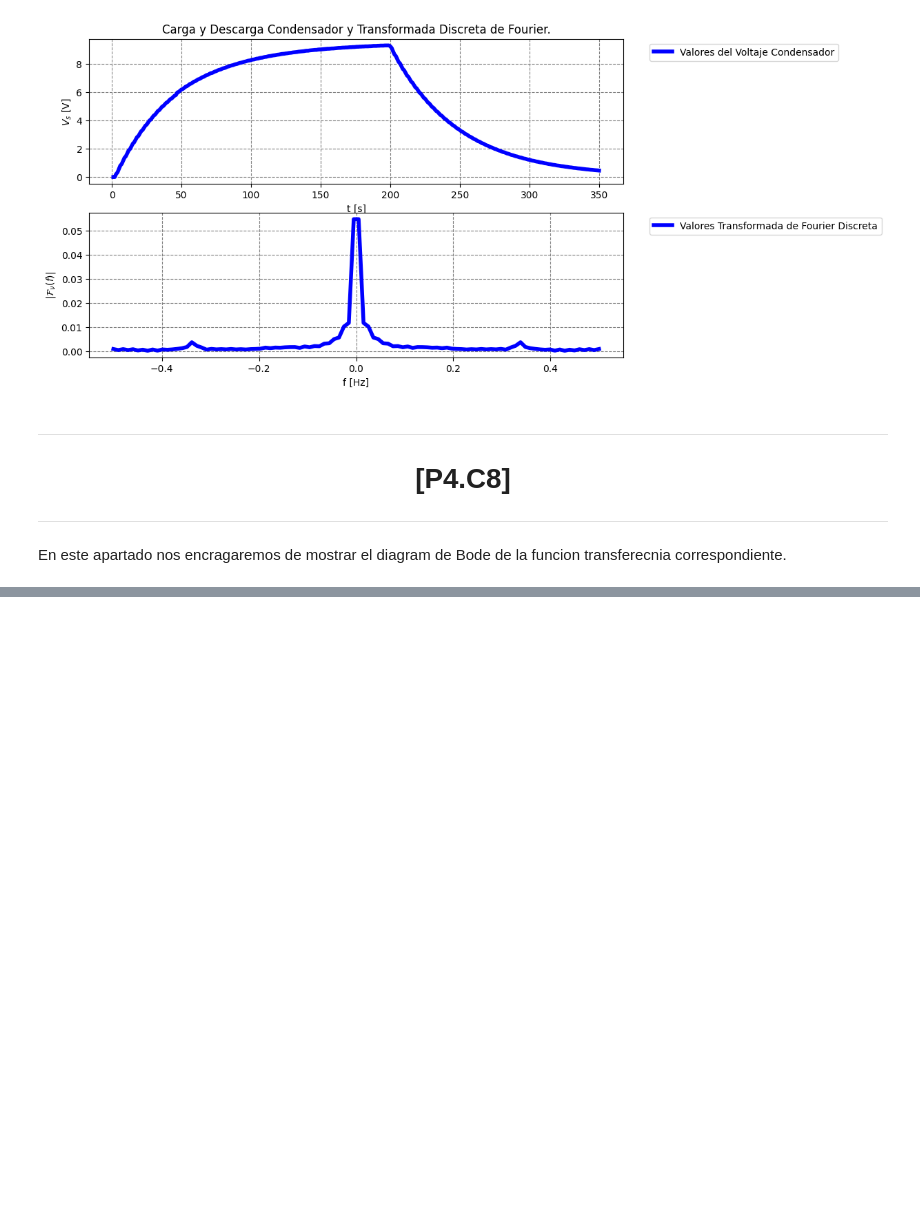
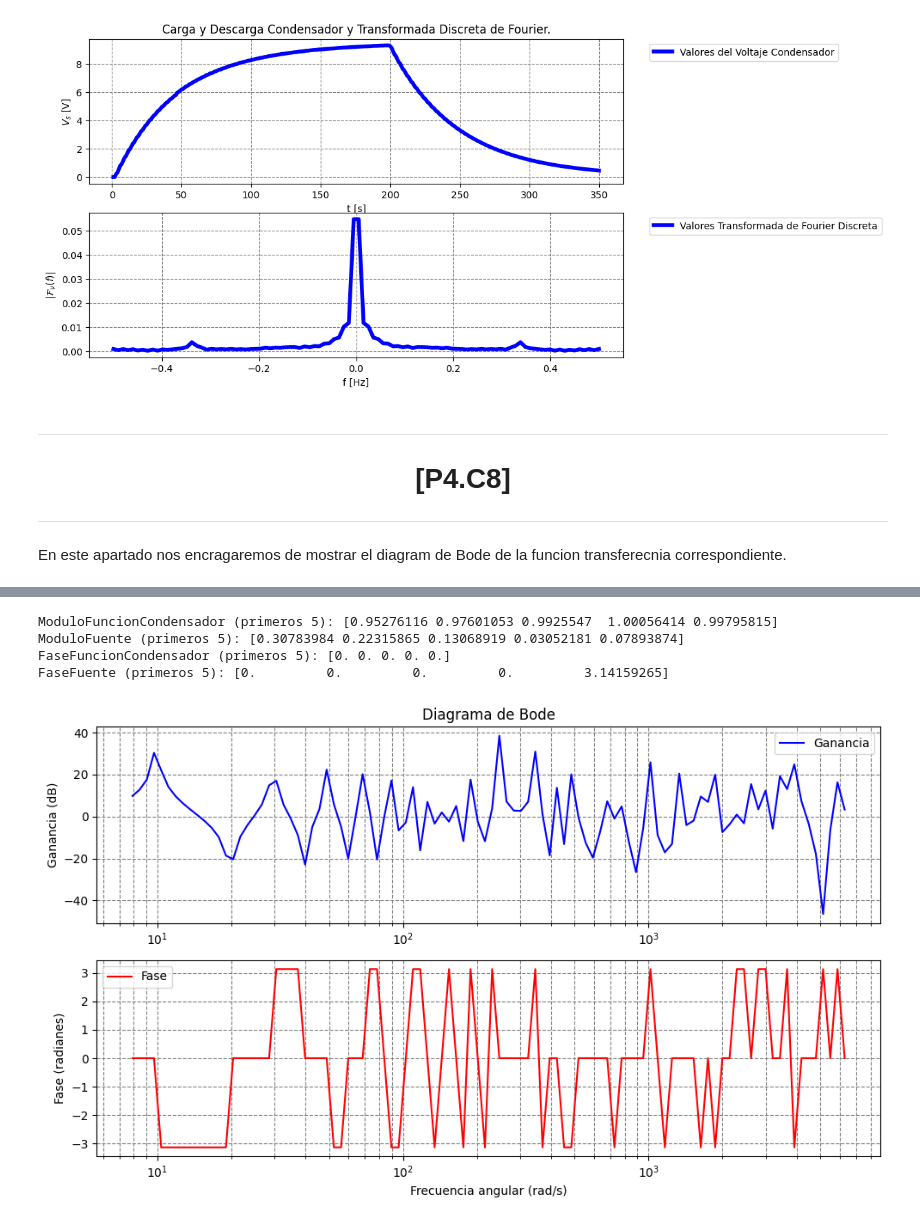
Before and after one commit to WetZap/Practicas-Circuitos, a Jupyter notebook: Practicas/Sesion 5/QuintaSesion.ipynb, the cells around one changed output, grey strips where cells are left out. Drawn from its saved outputs; the diff is of its cells as text; code cells hidden in the pictures; blank space fills up the shorter version.

```diff
--- a/Practicas/Sesion 5/QuintaSesion.ipynb
+++ b/Practicas/Sesion 5/QuintaSesion.ipynb
@@ -655,0 +662,55 @@ plt.show()
+# %%
+Ganancia = []
+Fase = []
+FrecuenciaAngu = []
+FrecuenciaAnguModulo = []
+FrecuenciaAngularPlotear =[]
+
+# Variables simuladas para los datos. Reemplazar con las reales de tu notebook.
+frec = np.logspace(0.1, 3, num=100)  # Frecuencia en Hz
+ModuloFuncionCondensador = np.abs(np.sin(frec)) + 1e-3  # Módulo ficticio de la salida
+ModuloFuente = np.abs(np.cos(frec)) + 1e-3  # Módulo ficticio de la entrada
+FaseFuncionCondensador = np.angle(np.sin(frec))  # Fase ficticia de la salida
+FaseFuente = np.angle(np.cos(frec))  # Fase ficticia de la entrada
+
+# Validación de los valores
+print("ModuloFuncionCondensador (primeros 5):", ModuloFuncionCondensador[:5])
+print("ModuloFuente (primeros 5):", ModuloFuente[:5])
+print("FaseFuncionCondensador (primeros 5):", FaseFuncionCondensador[:5])
+print("FaseFuente (primeros 5):", FaseFuente[:5])
+
+# Cálculo de la ganancia
+Ganancia = 20 * np.log10(ModuloFuncionCondensador / ModuloFuente)
+# Cálculo de la fase
+Fase = FaseFuncionCondensador - FaseFuente
+
+# Transformar frecuencia lineal a angular
+FrecuenciaAngu = 2 * np.pi * frec
+
+# Graficar el diagrama de Bode
+plt.figure(figsize=(10, 6))
+
+# Gráfica de ganancia
+plt.subplot(2, 1, 1)
+plt.semilogx(FrecuenciaAngu, Ganancia, label="Ganancia", color="blue")
+plt.title("Diagrama de Bode")
+plt.ylabel("Ganancia (dB)")
+plt.grid(True, which="both", linestyle="--", color="gray")
+plt.legend()
+
+# Gráfica de fase
+plt.subplot(2, 1, 2)
+plt.semilogx(FrecuenciaAngu, Fase, label="Fase", color="red")
+plt.ylabel("Fase (radianes)")
+plt.xlabel("Frecuencia angular (rad/s)")
+plt.grid(True, which="both", linestyle="--", color="gray")
+plt.legend()
+
+plt.tight_layout()
+plt.show()
+# %% [output]
+ModuloFuncionCondensador (primeros 5): [0.95276116 0.97601053 0.9925547  1.00056414 0.99795815]
+ModuloFuente (primeros 5): [0.30783984 0.22315865 0.13068919 0.03052181 0.07893874]
+FaseFuncionCondensador (primeros 5): [0. 0. 0. 0. 0.]
+FaseFuente (primeros 5): [0.         0.         0.         0.         3.14159265]
+[figure, added]
```
Also changed, not shown: parts of 2 cells of this notebook.
